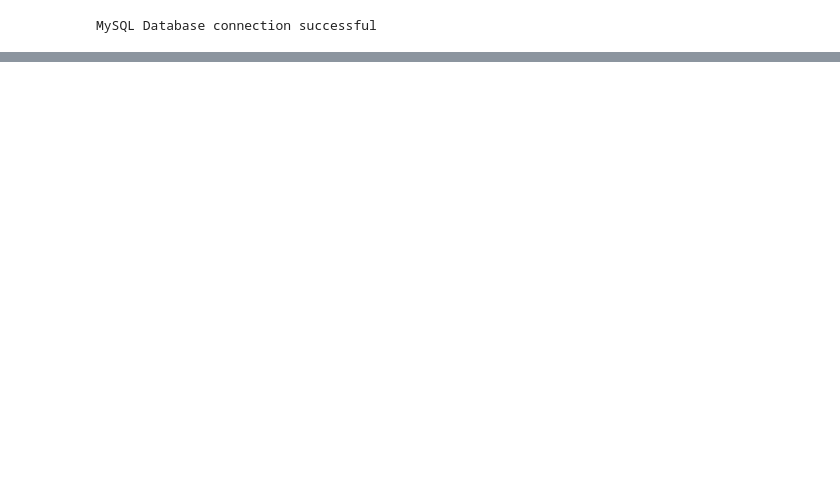
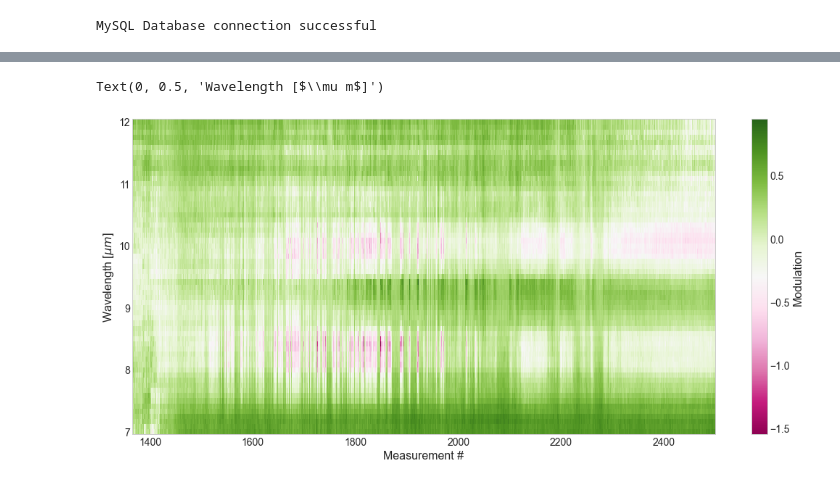
Before and after one commit to Polarization-Lab/IRCSP-Payload, a Jupyter notebook: DataManagement/plot_from_SQL.ipynb, the cells around one changed output, grey strips where cells are left out. Saved outputs shown, nothing was run; the diff lists cells and outputs as text; code cells hidden in the pictures; blank space fills up the shorter version.

```diff
--- a/DataManagement/plot_from_SQL.ipynb
+++ b/DataManagement/plot_from_SQL.ipynb
@@ -179,21 +156,0 @@ plt.show()
-# %%
-#filenames
-fn = '/Volumes/KESU/SQL_Queries/raw_data/spectral_meas1000.csv'
-fng = '/Volumes/KESU/SQL_Queries/raw_data/spectral_meas700.csv'
-
-#create databases
-df = pd.read_csv(fn)
-df1 = df.loc[df['camera']==1]
-df1 = df1.loc[df1['position']==124]
-
-df = pd.read_csv(fng)
-df1g = df.loc[df['camera']==1]
-df1g = df1g.loc[df1g['position']==124]
-
-df = pd.read_csv(fn)
-df2 = df.loc[df['camera']==2]
-df2 = df2.loc[df2['position']==151]
-
-df = pd.read_csv(fng)
-df2g = df.loc[df['camera']==2]
-df2g = df2g.loc[df2g['position']==151]
@@ -208,0 +192,7 @@ plt.legend()
+# %%
+response = [];
+for w in range(1366,2500):
+    df1 =  db_id('IRCSP.rawdata', w,1)
+    df2 =  db_id('IRCSP.rawdata', w,2)
+    v = df1["value"]/gamma1+df2["value"]/gamma2 +offset
+    response.append(v)
@@ -208,0 +209,16 @@ plt.legend()
+# %%
+modulation = [];
+for w in range(1366,2500):
+    df1 =  db_id('IRCSP.rawdata', w,1)
+    df2 =  db_id('IRCSP.rawdata', w,2)
+    v = (df1["value"]/gamma1-df2["value"])/(df1["value"]/gamma1+df2["value"])
+    modulation.append(v)
+# %%
+fig = plt.figure(figsize=(18,8))
+plt.pcolormesh(meas,waves,np.transpose(modulation),shading='auto',cmap = 'PiYG')
+plt.colorbar(label = "Modulation")
+plt.xlabel('Measurement #')
+plt.ylabel('Wavelength [$\mu m$]')
+# %% [output]
+Text(0, 0.5, 'Wavelength [$\\mu m$]')
+[figure, added]
```
Also changed, not shown: parts of 12 cells of this notebook, 6 other files.
